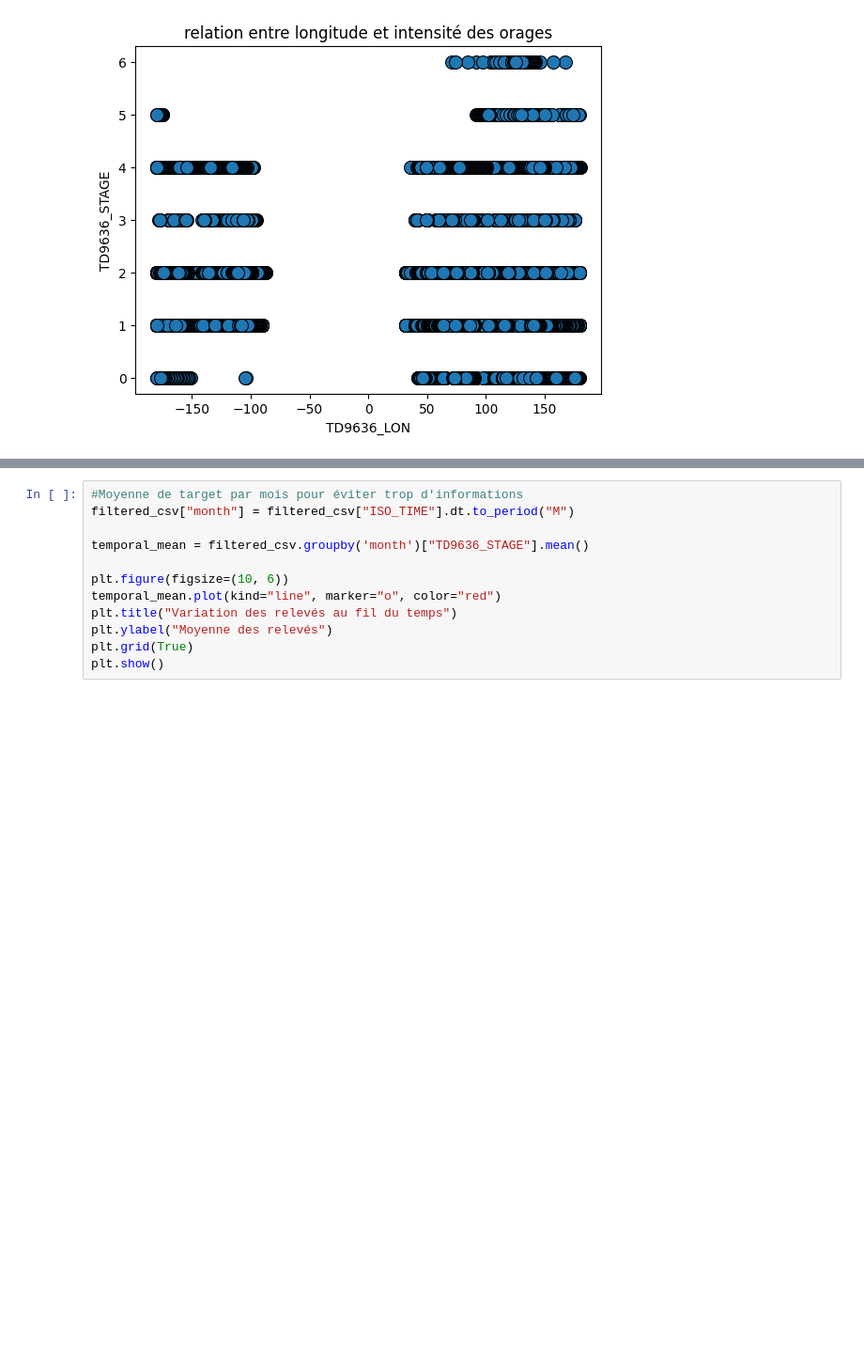
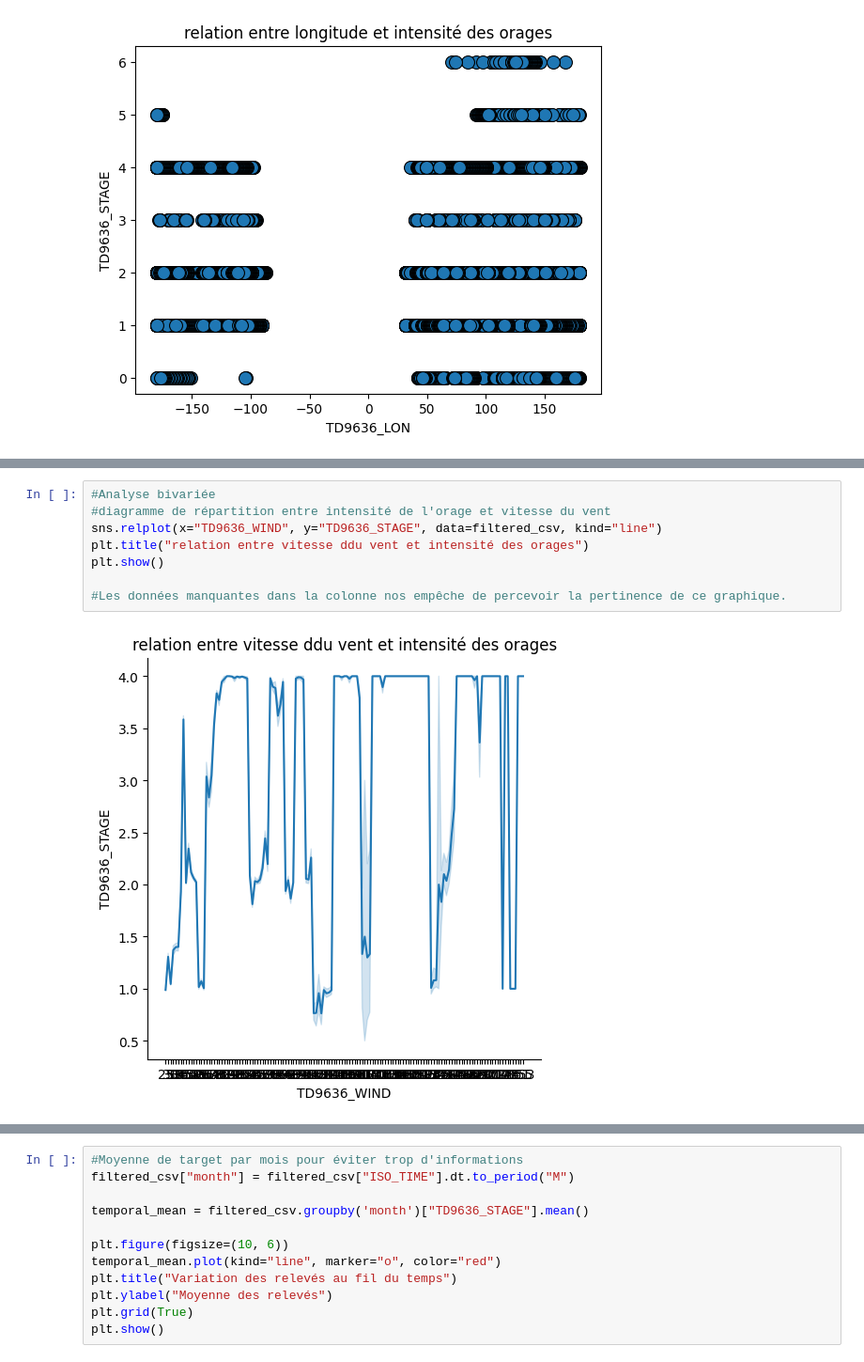
Before and after one commit to 1leolem1/Tropical-Cyclone-Strength-Prediction, a Jupyter notebook: Ibtracs_EDA/ibtracs_EDA.ipynb, the cells around one changed output, grey strips where cells are left out. Shown at 94% size. Drawn from its saved outputs; the diff is of its cells as text; blank space fills up the shorter version.

```diff
--- a/Ibtracs_EDA/ibtracs_EDA.ipynb
+++ b/Ibtracs_EDA/ibtracs_EDA.ipynb
@@ -258,3 +275,13 @@ plt.show()
+# %%
+#Analyse bivariée
+#diagramme de répartition entre intensité de l'orage et vitesse du vent
+sns.relplot(x="TD9636_WIND", y="TD9636_STAGE", data=filtered_csv, kind="line")
+plt.title("relation entre vitesse ddu vent et intensité des orages")
+plt.show()
+
+#Les données manquantes dans la colonne nos empêche de percevoir la pertinence de ce graphique.
+# %% [output]
+[figure, added]
 # %% [markdown]
 # Analyse Bivariée (variation temporelle target/ISO_TIME)
 Nous allons ici regarder la variation temporelle de notre target
```
Also changed, not shown: parts of 8 cells of this notebook.
